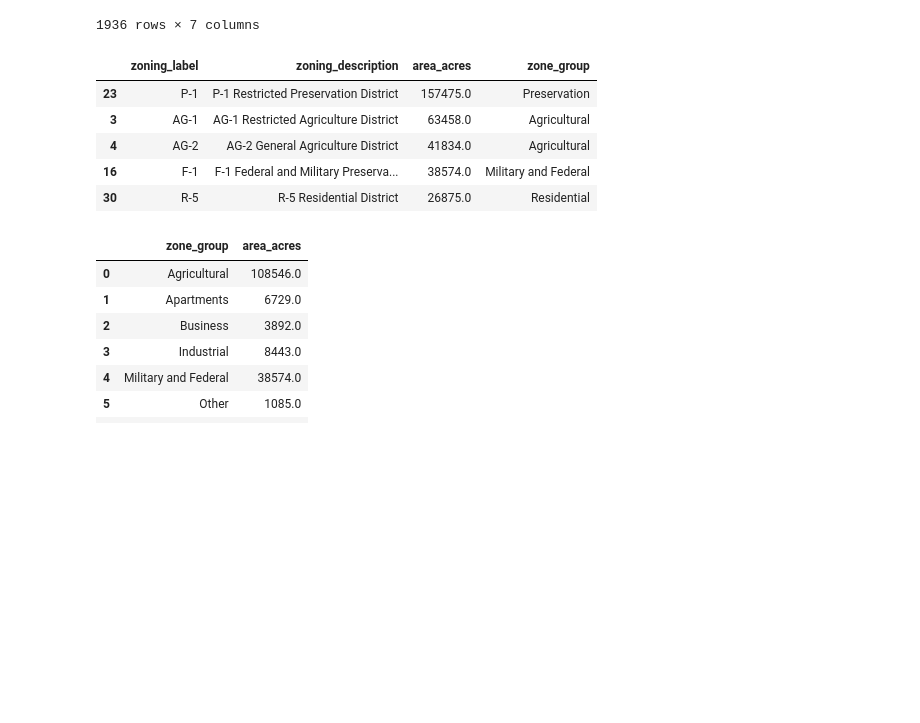
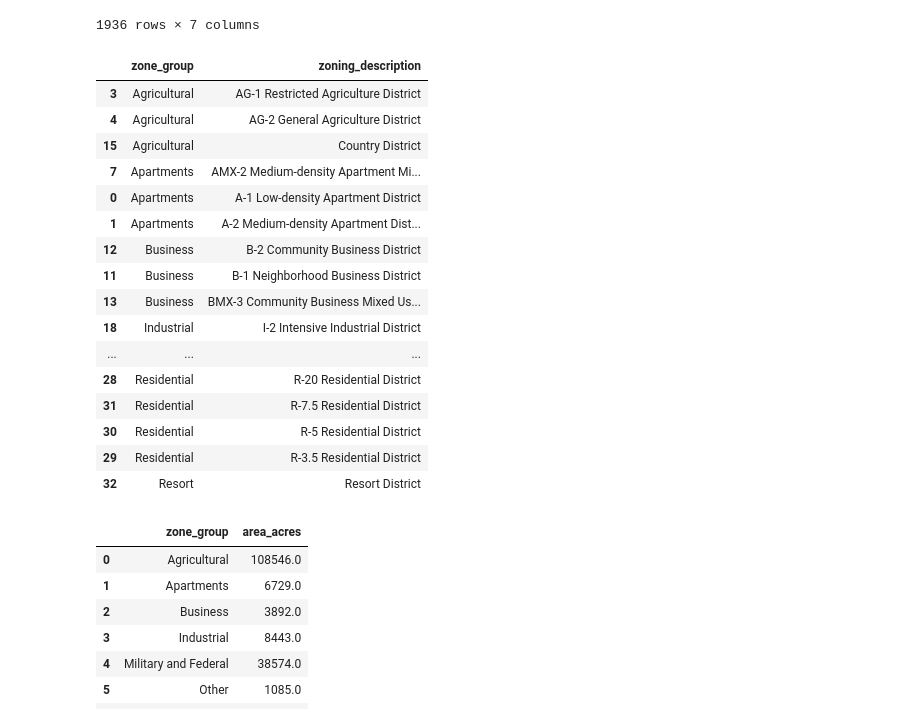
Before and after one commit to micahks/Who-Own-s-Oahu, a Jupyter notebook: Unit 1 Build.ipynb, the cells around one changed output. Saved outputs shown, nothing was run; the diff lists cells and outputs as text; code cells hidden in the pictures; blank space fills up the shorter version.

```diff
--- a/Unit 1 Build.ipynb
+++ b/Unit 1 Build.ipynb
@@ -65,22 +65,35 @@ hon_zone_df
 # %%
 zone_acres = hon_zone_df.groupby(['zoning_label','zoning_description'], as_index=False)['area_acres'].sum()
 
 zone_acres = pd.DataFrame(zone_acres).sort_values('area_acres', ascending=False).head(25)
 
 zone_acres['zone_group'] = ['Preservation', 'Agricultural', 'Agricultural', 'Military and Federal', 'Residential', 'Preservation', 'Residential', 'Industrial',
                            'Residential', 'Apartments', 'Agricultural', 'Apartments', 'Business', 'Residential', 'Business', 'Industrial', 'Industrial', 'Other',
                            'Residential', 'Resort', 'Apartments', 'Business', 'Other', 'Industrial', 'Other']
 
 zone_acres['area_acres'] = zone_acres['area_acres'].round(decimals=0)
 
-zone_acres.head()
+zone_acres_table = zone_acres[['zone_group', 'zoning_description']]
+
+zone_acres_table.sort_values('zone_group')
 # %% [output]
-|  | zoning_label | zoning_description | area_acres | zone_group |
-| 23 | P-1 | P-1 Restricted Preservation District | 157475.0 | Preservation |
-| 3 | AG-1 | AG-1 Restricted Agriculture District | 63458.0 | Agricultural |
-| 4 | AG-2 | AG-2 General Agriculture District | 41834.0 | Agricultural |
-| 16 | F-1 | F-1 Federal and Military Preserva... | 38574.0 | Military and Federal |
-| 30 | R-5 | R-5 Residential District | 26875.0 | Residential |
+|  | zone_group | zoning_description |
+| 3 | Agricultural | AG-1 Restricted Agriculture District |
+| 4 | Agricultural | AG-2 General Agriculture District |
+| 15 | Agricultural | Country District |
+| 7 | Apartments | AMX-2 Medium-density Apartment Mi... |
+| 0 | Apartments | A-1 Low-density Apartment District |
+| 1 | Apartments | A-2 Medium-density Apartment Dist... |
+| 12 | Business | B-2 Community Business District |
+| 11 | Business | B-1 Neighborhood Business District |
+| 13 | Business | BMX-3 Community Business Mixed Us... |
+| 18 | Industrial | I-2 Intensive Industrial District |
+| ... | ... | ... |
+| 28 | Residential | R-20 Residential District |
+| 31 | Residential | R-7.5 Residential District |
+| 30 | Residential | R-5 Residential District |
+| 29 | Residential | R-3.5 Residential District |
+| 32 | Resort | Resort District |
 # %%
 zone_group = zone_acres.groupby(['zone_group'], as_index=False)['area_acres'].sum()
 
```
Also changed, not shown: parts of 7 cells of this notebook.
